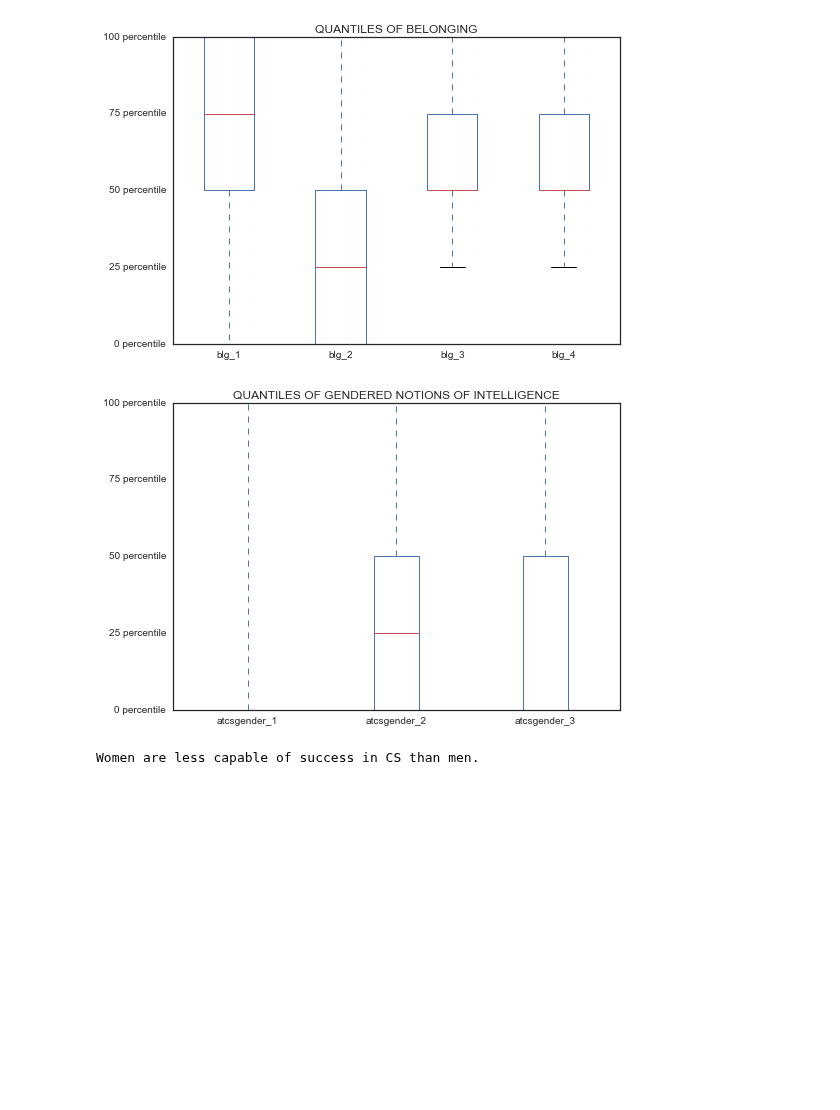
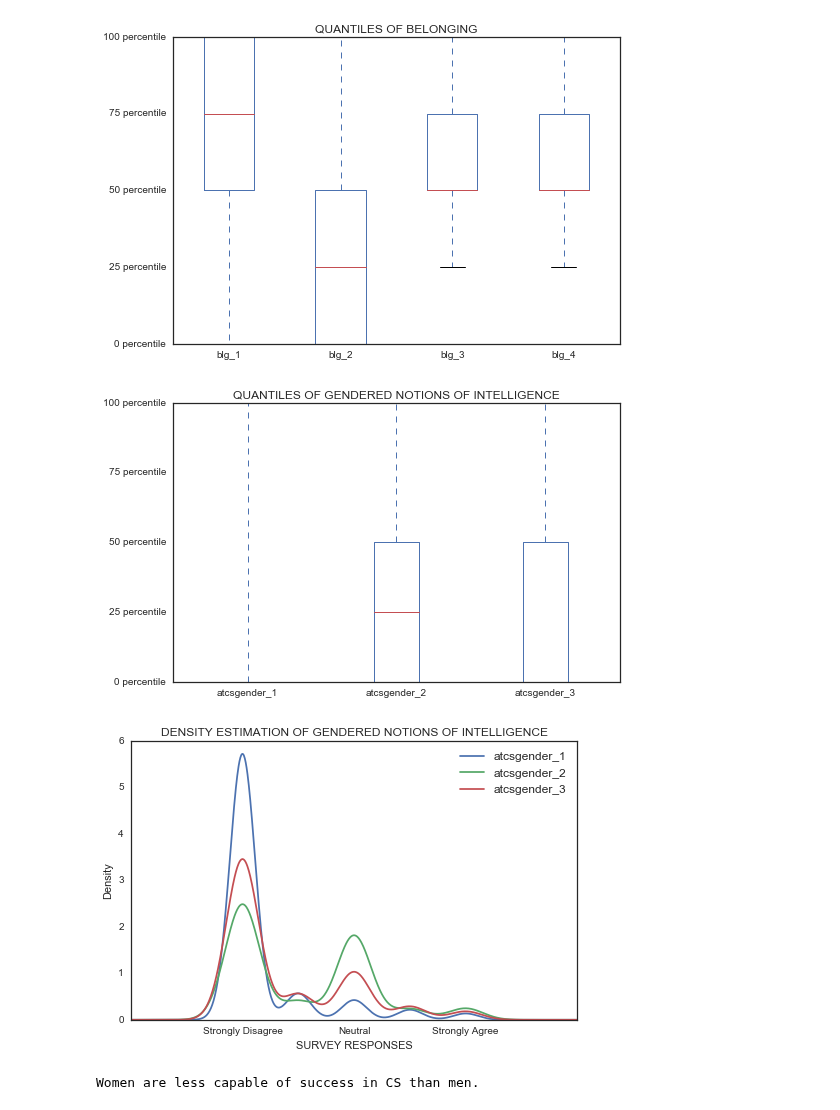
Before and after one commit to omoju/IntroCSExperiencePrediction, a Jupyter notebook: genderedCSExperience.ipynb, the cells around one changed output. Saved outputs shown, nothing was run; the diff lists cells and outputs as text; code cells hidden in the pictures; blank space fills up the shorter version.

```diff
--- a/genderedCSExperience.ipynb
+++ b/genderedCSExperience.ipynb
@@ -208,13 +239,25 @@ pyplt.savefig('report/figures/blg_quantile.pdf', dpi=100)
 # %%
 dataset[atcsgender].plot.box();
 y = np.arange(0,1.1,0.25)
 labels = ['{} percentile'.format(int(i*100)) for i in y]
 pyplt.yticks(y, labels)
 
 pyplt.title('QUANTILES OF GENDERED NOTIONS OF INTELLIGENCE')
 pyplt.savefig('report/figures/atcsgender_quantile.pdf', dpi=100)
+
+
+dataset[atcsgender].plot(kind='kde');
+x = [-0.5, 0.0, 0.5, 1.0, 1.5]
+labels = ["", "Strongly Disagree", "Neutral", "Strongly Agree" , ""]
+pyplt.xticks(x, labels)
+
+pyplt.xlabel('SURVEY RESPONSES')
+pyplt.title('DENSITY ESTIMATION OF GENDERED NOTIONS OF INTELLIGENCE')
+pyplt.legend(loc='upper right', shadow=True, fontsize='medium')
+pyplt.savefig('report/figures/atcsgender.pdf', dpi=100)
 # %% [output]
-[figure, old version]
+[figure, new version]
+[figure, added]
 # %%
 tools.dataLookUp('atcsgender_1')
 # %% [output]
```
Also changed, not shown: parts of 6 cells of this notebook, 4 other files.
